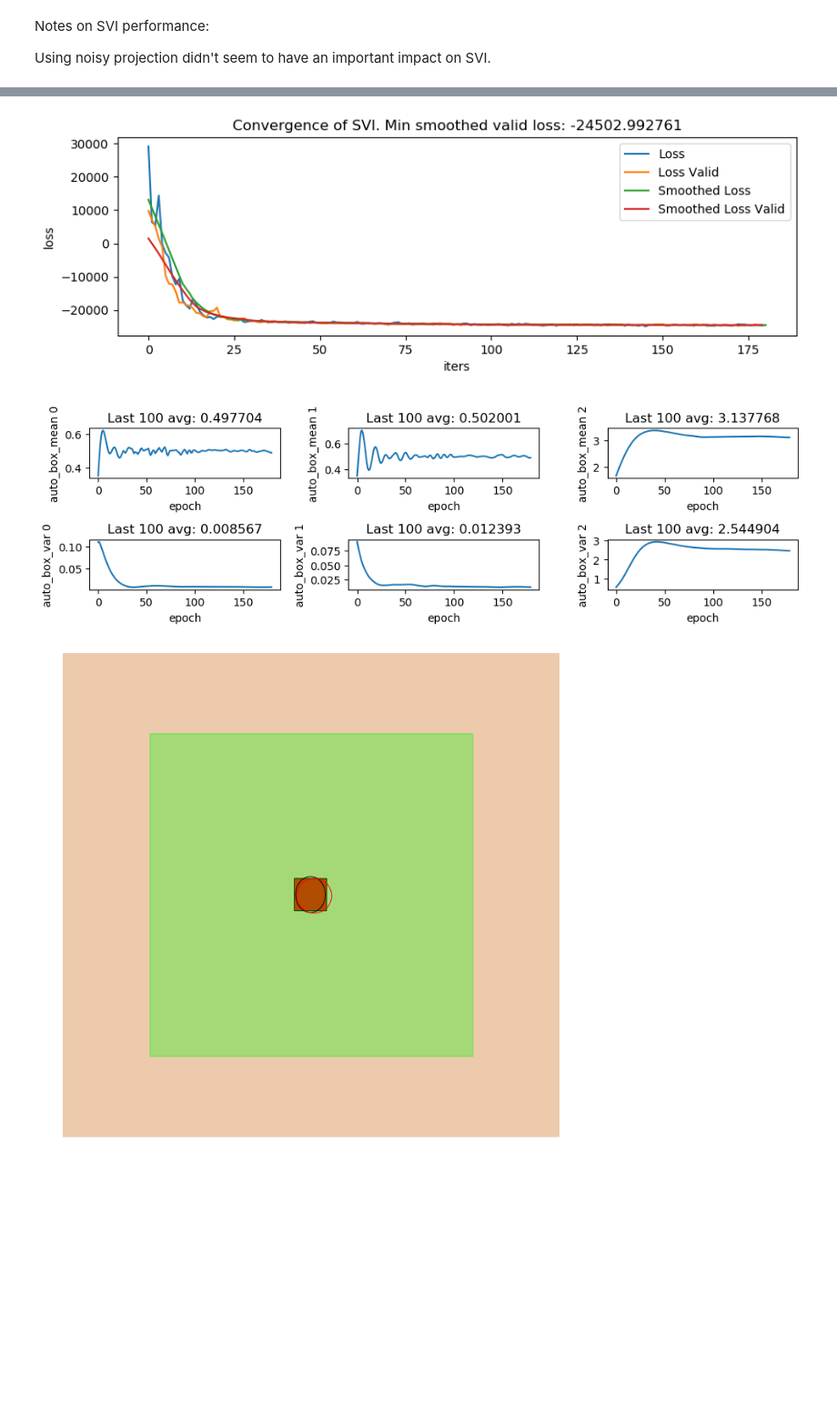
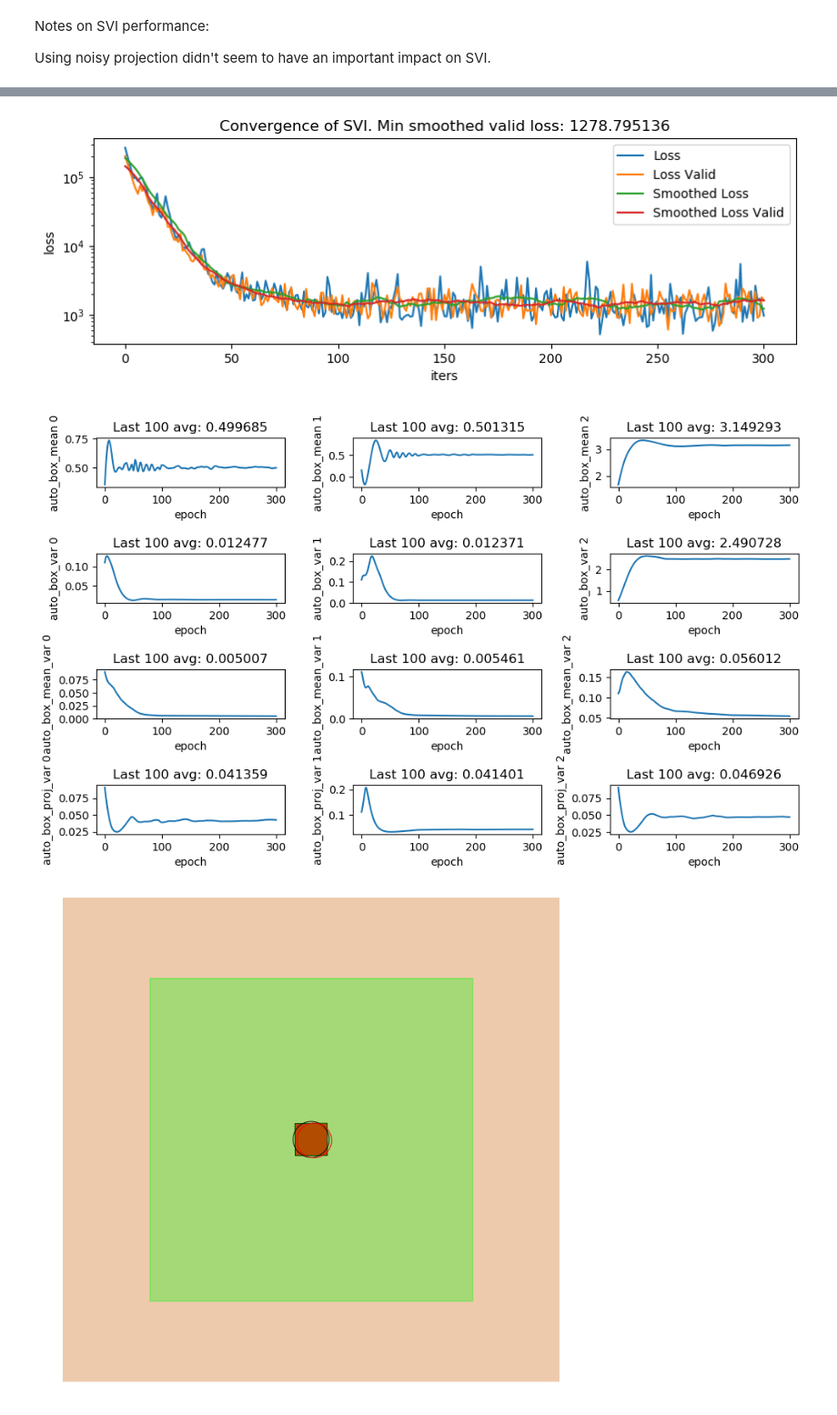
Before and after one commit to gizatt/scene_generation, a Jupyter notebook: notebooks/20181213 Differentiable Feasibility Projection Sandbox.ipynb, the cells around one changed output, grey strips where cells are left out. Shown at 91% size. Saved outputs shown, nothing was run; the diff lists cells and outputs as text; code cells hidden in the pictures; blank space fills up the shorter version.

```diff
--- a/notebooks/20181213 Differentiable Feasibility Projection Sandbox.ipynb
+++ b/notebooks/20181213 Differentiable Feasibility Projection Sandbox.ipynb
@@ -494,7 +525,7 @@ import torch.optim
 
 pyro.enable_validation(True)
 
-interesting_params = ["auto_box_mean", "auto_box_var"] #, "box_0_pre_pose"]
+interesting_params = ["auto_box_mean", "auto_box_var", "auto_box_mean_var", "auto_box_proj_var"]
 def select_interesting(guide):
     #all_params = guide.median()
     return dict((p, pyro.param(p).cpu().detach().numpy()) for p in interesting_params)
@@ -524,7 +555,7 @@ use_amortization=True
 snapshots = {}
 start_time = time.time()
 avg_duration = None
-num_iters = 501
+num_iters = 301
 for i in range(num_iters):
     loss = svi.step(data, subsample_size=25, use_projection=True, use_amortization=use_amortization)
     losses.append(loss)
@@ -618,38 +627,39 @@ plt.plot(range_fixed_losses, label="Loss")
 plt.plot(range_fixed_losses_valid, label="Loss Valid")
 plt.xlabel('iters')
 plt.ylabel('loss')
-#plt.yscale('log')
+#plt.ylim(-12500, 20000)
+plt.yscale('log')
 
 def smooth(y, box_pts):
     # Kind of shitty gaussian kernel
     ax = np.arange(-box_pts//2 + 1., box_pts // 2 + 1.)
     kernel = np.exp(-ax**2 / (box_pts**2))
     kernel /= np.sum(kernel)
     y_smooth = sp.ndimage.convolve(y, kernel, mode='nearest')
     return y_smooth
 plt.plot(smooth(range_fixed_losses, 20)[start_epoch:], label="Smoothed Loss")
 smoothed_range_fixed_losses_valid = smooth(range_fixed_losses_valid, 20)[start_epoch:]
 plt.plot(smoothed_range_fixed_losses_valid, label="Smoothed Loss Valid")
 plt.title('Convergence of SVI. Min smoothed valid loss: %f' % np.min(smoothed_range_fixed_losses_valid));
 plt.legend()
 
-plt.figure(figsize=(10,3), dpi=100).set_facecolor('white')
-keys = ["auto_box_mean", "auto_box_var"]
+plt.figure(figsize=(10,6), dpi=100).set_facecolor('white')
+keys = ["auto_box_mean", "auto_box_var", "auto_box_mean_var", "auto_box_proj_var"]
 fit_vals = {}
 n_plots = len(keys)
 for i, key in enumerate(keys):
     data_across_epochs = np.vstack(snapshots[key])
     for k in range(3):
         plt.subplot(n_plots, 3, i*3+k+1)
         plt.plot(np.arange(start_epoch, data_across_epochs.shape[0]), data_across_epochs[start_epoch:, k])
         plt.xlabel('epoch')
         plt.ylabel(key + " %d" % k)
         plt.title("Last 100 avg: %f" % data_across_epochs[-100:, k].mean())
     fit_vals[key] = data_across_epochs[-100:].mean(axis=0)
 plt.tight_layout()
 # %% [output]
-[figure, old version]
+[figure, new version]
-[figure, old version]
+[figure, new version]
 # %%
 from matplotlib.patches import Ellipse
 plt.figure().set_size_inches(12, 12)
```
Also changed, not shown: parts of 7 cells of this notebook, 2 other files.
